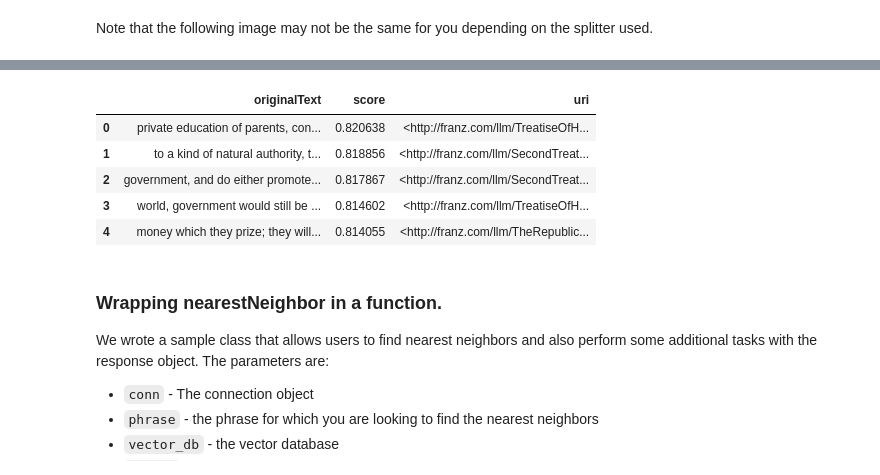
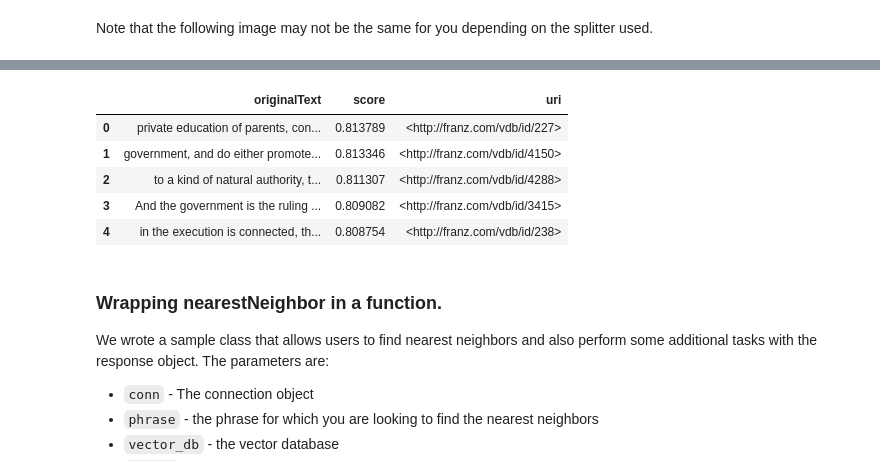
Before and after one commit to franzinc/agraph-examples, a Jupyter notebook: agvector/AGVector-example.ipynb, the cells around one changed output, grey strips where cells are left out. Saved outputs shown, nothing was run; the diff lists cells and outputs as text; code cells hidden in the pictures.

```diff
--- a/agvector/AGVector-example.ipynb
+++ b/agvector/AGVector-example.ipynb
@@ -116,18 +122,18 @@ We will start with a sample SPARQL query for nearest neighbors.
 # %%
 query_string = """
         PREFIX llm: <http://franz.com/ns/allegrograph/8.0.0/llm/>
         select * where {
-            (?uri ?score ?originalText) llm:nearestNeighbor ("government" "philosophy" 10 0.1)  }"""
+            (?uri ?score ?originalText) llm:nearestNeighbor ("government" "philosophy-vec" 10 0.1)  }"""
 with conn.executeTupleQuery(query_string) as result:
     df = result.toPandas()
 df.head()
 # %% [output]
 |  | originalText | score | uri |
-| 0 | private education of parents, con... | 0.820638 | <http://franz.com/llm/TreatiseOfH... |
-| 1 | to a kind of natural authority, t... | 0.818856 | <http://franz.com/llm/SecondTreat... |
-| 2 | government, and do either promote... | 0.817867 | <http://franz.com/llm/SecondTreat... |
-| 3 | world, government would still be ... | 0.814602 | <http://franz.com/llm/TreatiseOfH... |
-| 4 | money which they prize; they will... | 0.814055 | <http://franz.com/llm/TheRepublic... |
+| 0 | private education of parents, con... | 0.813789 | <http://franz.com/vdb/id/227> |
+| 1 | government, and do either promote... | 0.813346 | <http://franz.com/vdb/id/4150> |
+| 2 | to a kind of natural authority, t... | 0.811307 | <http://franz.com/vdb/id/4288> |
+| 3 | And the government is the ruling ... | 0.809082 | <http://franz.com/vdb/id/3415> |
+| 4 | in the execution is connected, th... | 0.808754 | <http://franz.com/vdb/id/238> |
 # %% [markdown]
 ### Wrapping nearestNeighbor in a function.
 We wrote a sample class that allows users to find nearest neighbors and also perform some additional tasks with the response object. The parameters are:
```
Also changed, not shown: parts of 25 cells of this notebook, 6 other files.
